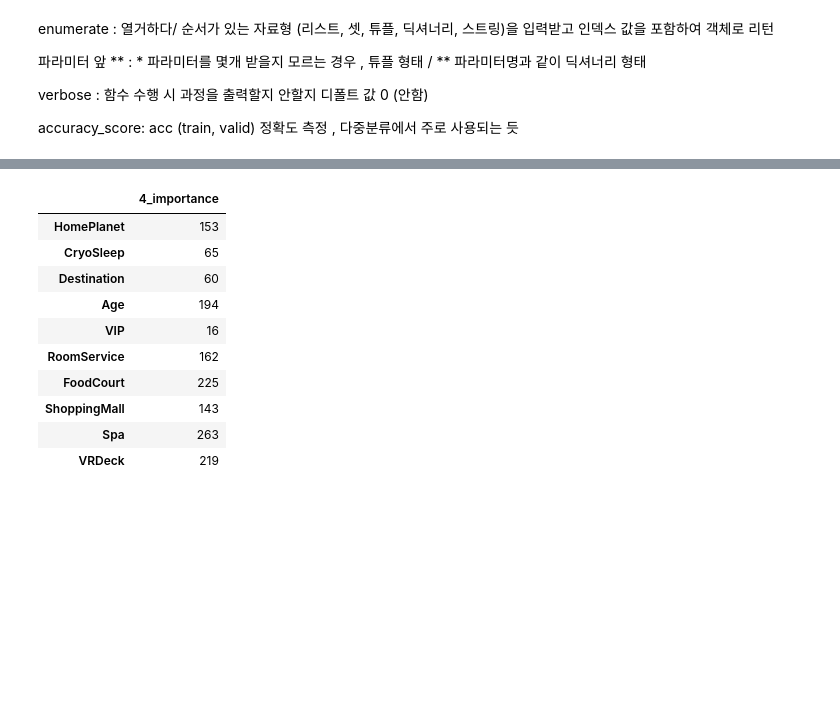
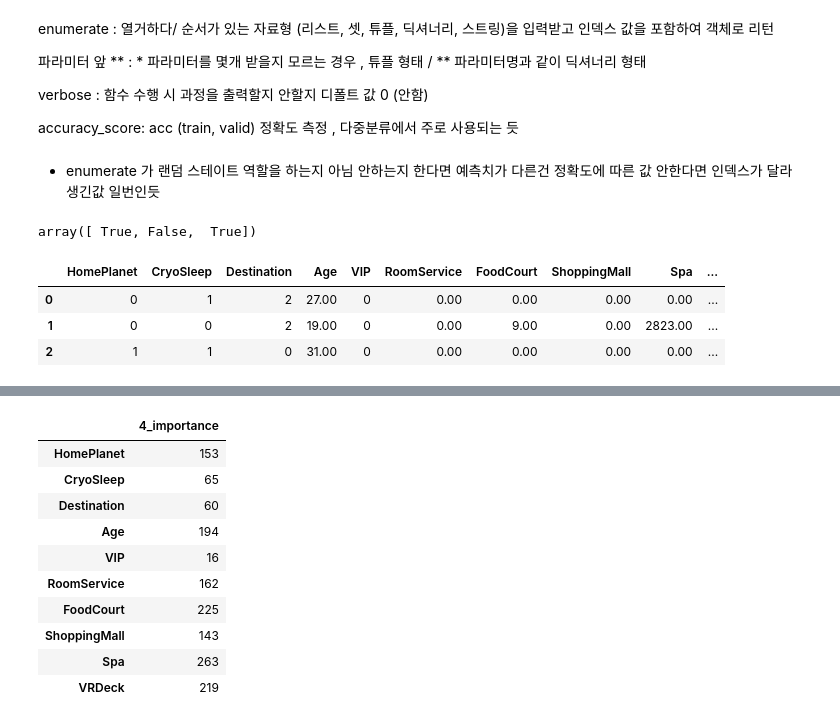
Before and after one commit to zerobbang/Kaggle_onboard_April, a Jupyter notebook: copying.ipynb, the cells around one changed output, grey strips where cells are left out. Saved outputs shown, nothing was run; the diff lists cells and outputs as text; code cells hidden in the pictures; blank space fills up the shorter version.

```diff
--- a/copying.ipynb
+++ b/copying.ipynb
@@ -519,3 +543,19 @@ enumerate : 열거하다/ 순서가 있는 자료형 (리스트, 셋, 튜플,
 verbose : 함수 수행 시 과정을 출력할지 안할지 디폴트 값 0 (안함)
 
 accuracy_score: acc (train, valid) 정확도 측정 , 다중분류에서 주로 사용되는 듯
+# %% [markdown]
+- enumerate 가 랜덤 스테이트 역할을 하는지 아님 안하는지
+한다면 예측치가 다른건 정확도에 따른 값
+안한다면 인덱스가 달라 생긴값
+일번인듯
+# %%
+model.predict(test[:3])
+# %% [output]
+array([ True, False,  True])
+# %%
+test[:3]
+# %% [output]
+|  | HomePlanet | CryoSleep | Destination | Age | VIP | RoomService | FoodCourt | ShoppingMall | Spa | ... |
+| 0 | 0 | 1 | 2 | 27.00 | 0 | 0.00 | 0.00 | 0.00 | 0.00 | ... |
+| 1 | 0 | 0 | 2 | 19.00 | 0 | 0.00 | 9.00 | 0.00 | 2823.00 | ... |
+| 2 | 1 | 1 | 0 | 31.00 | 0 | 0.00 | 0.00 | 0.00 | 0.00 | ... |
```
Also changed, not shown: parts of 14 cells of this notebook.
